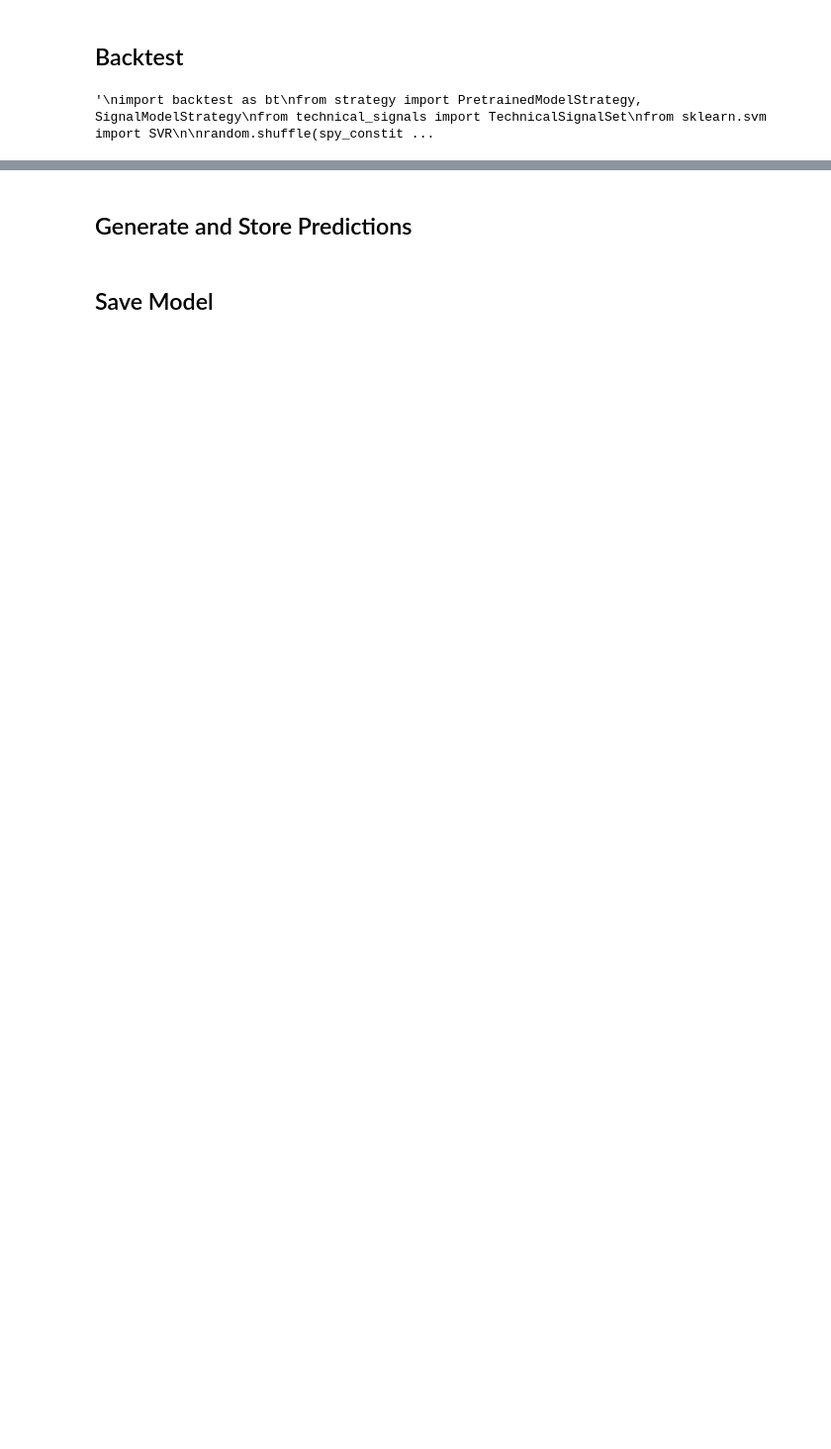
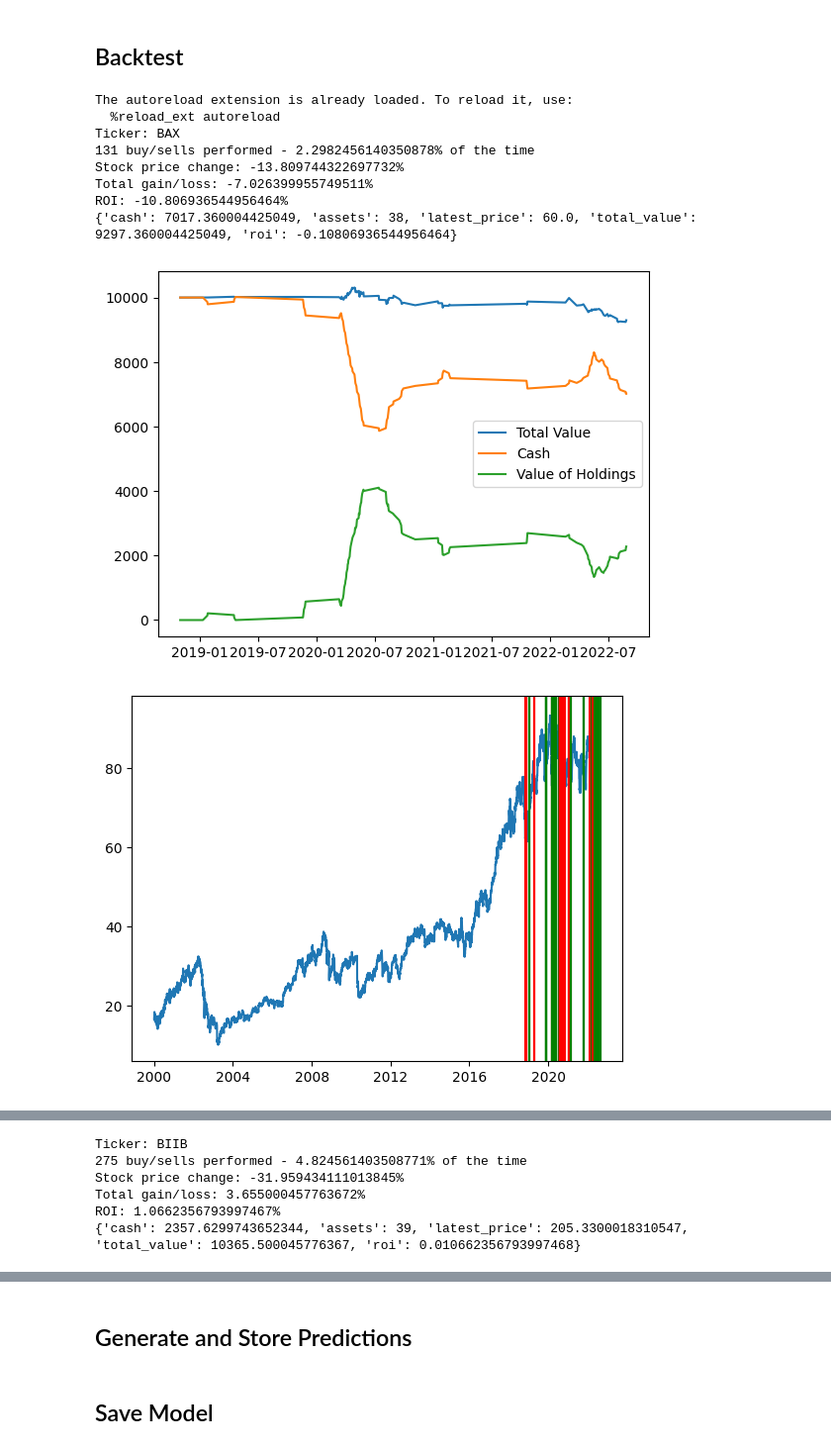
Before and after one commit to jaredloomis/finlab, a Jupyter notebook: stock-prediction/notebooks/14. PyTorch Multi-Asset TI Model (TorchMATI).ipynb, the cells around one changed output, grey strips where cells are left out. Shown at 99% size. Drawn from its saved outputs; the diff is of its cells as text; code cells hidden in the pictures; blank space fills up the shorter version.

```diff
--- a/stock-prediction/notebooks/14. PyTorch Multi-Asset TI Model (TorchMATI).ipynb
+++ b/stock-prediction/notebooks/14. PyTorch Multi-Asset TI Model (TorchMATI).ipynb
@@ -156,18 +156,6 @@ Batch size: 913
 ## Create the NN model
 # %%
 n_outputs = 1
-
-net = nn.Sequential(
-    nn.Linear(n_features, 256),
-    nn.ReLU(),
-    nn.Linear(256, 128),
-    nn.ReLU(),
-    nn.Linear(128, 32),
-    nn.ReLU(),
-    nn.Linear(32, 16),
-    nn.ReLU(),
-    nn.Linear(16, n_outputs),
-)
 
 net = nn.Sequential(
     nn.Linear(n_features, 256),
@@ -251,28 +240,39 @@ Epoch 200                Training Loss: 0.5737606484276244               Validat
 # %% [markdown]
 ## Backtest
 # %%
-"""
+%load_ext autoreload
+%reload_ext autoreload
+%autoreload 2
 import backtest as bt
 from strategy import PretrainedModelStrategy, SignalModelStrategy
 from technical_signals import TechnicalSignalSet
 from sklearn.svm import SVR
 
 random.shuffle(spy_constituents)
 
 # XXX temporary - need to rework concurrency to be suitable for CUDA
 # (Must use `spawn` as opposed to `fork` based concurrency I believe - separate OS processes?)
 net = net.to(torch.device('cpu'))
 
 def predict(net):
     return lambda X:\
         net(torch.from_numpy(X).float().cpu()).detach().numpy()
 
 def df_to_signal_set(df):
     return TechnicalSignalSet(df, predict_window=predict_window)
 
-strategy = PretrainedModelStrategy(predict(net), df_to_signal_set, cutoff=0.95, bias=0.2)
+#strategy = PretrainedModelStrategy(predict(net), df_to_signal_set, cutoff=0.95, bias=0.2)
+strategy = PretrainedModelStrategy(predict(net), df_to_signal_set, cutoff=3.5, bias=0.)
 #strategy = SignalModelStrategy(SVR(), lambda df: TechnicalSignalSet(df, predict_window=14), cutoff=1., bias=0.1)
-bt.comprehensive_backtest(strategy, spy_constituents[:1], "2000-01-01", "2025-01-01", plot=True, train_test_ratio=0.8)
-"""
+bt.comprehensive_backtest(strategy, spy_constituents[:3], "2000-01-01", "2025-01-01", plot=True, train_test_ratio=0.8)
 # %% [output]
-'\nimport backtest as bt\nfrom strategy import PretrainedModelStrategy, SignalModelStrategy\nfrom technical_signals import TechnicalSignalSet\nfrom sklearn.svm import SVR\n\nrandom.shuffle(spy_constit ...
+The autoreload extension is already loaded. To reload it, use:
+  %reload_ext autoreload
+Ticker: BAX
+131 buy/sells performed - 2.2982456140350878% of the time
+Stock price change: -13.809744322697732%
+Total gain/loss: -7.026399955749511%
+ROI: -10.806936544956464%
+{'cash': 7017.360004425049, 'assets': 38, 'latest_price': 60.0, 'total_value': 9297.360004425049, 'roi': -0.10806936544956464}
+[figure, added]
+[figure, added]
@@ -278,0 +280,6 @@ bt.comprehensive_backtest(strategy, spy_constituents[:1], "2000-01-01", "2025-01
+Ticker: BIIB
+275 buy/sells performed - 4.824561403508771% of the time
+Stock price change: -31.959434111013845%
+Total gain/loss: 3.655000457763672%
+ROI: 1.0662356793997467%
+{'cash': 2357.6299743652344, 'assets': 39, 'latest_price': 205.3300018310547, 'total_value': 10365.500045776367, 'roi': 0.010662356793997468}
```
Also changed, not shown: parts of 4 cells of this notebook, 22 other files.
